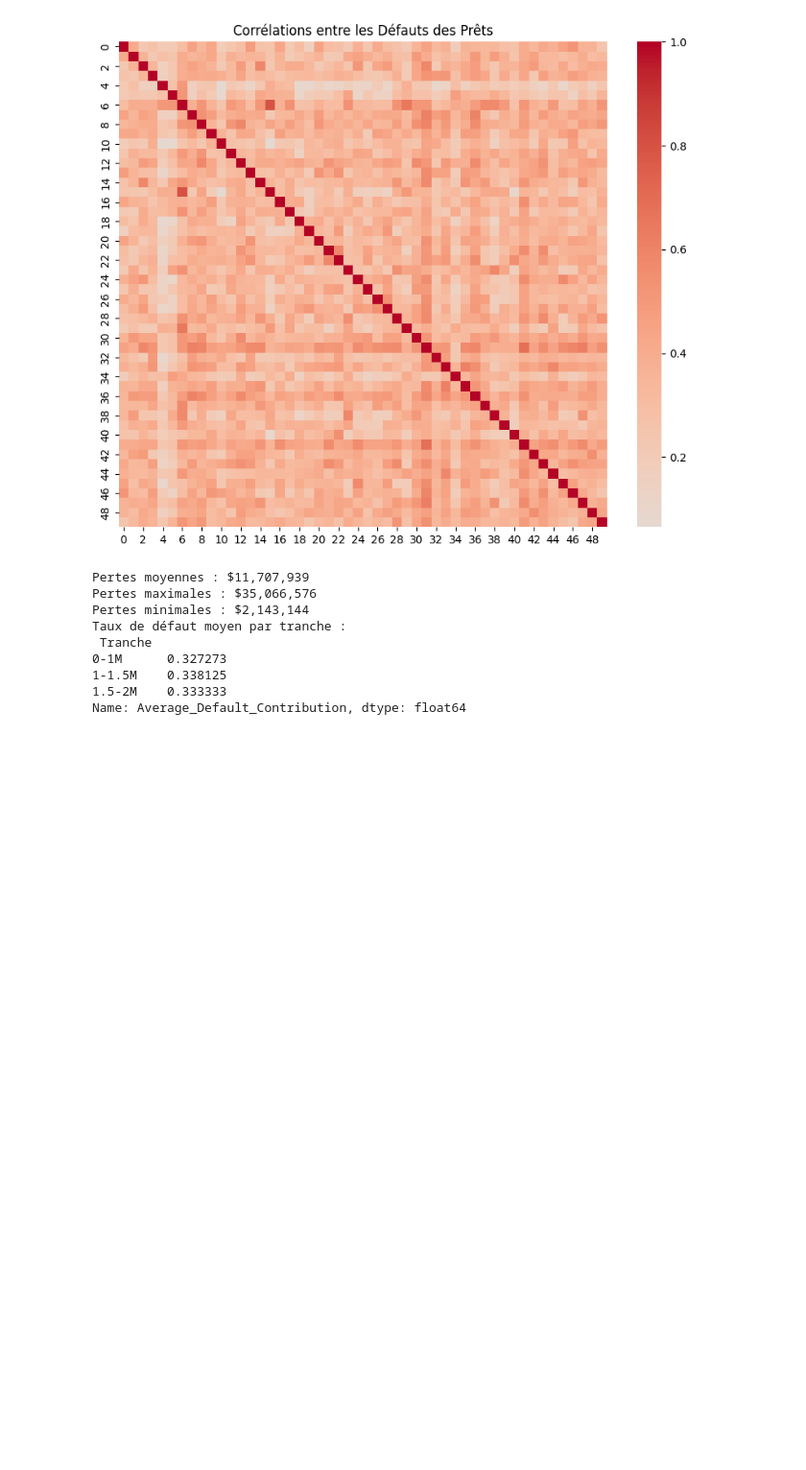
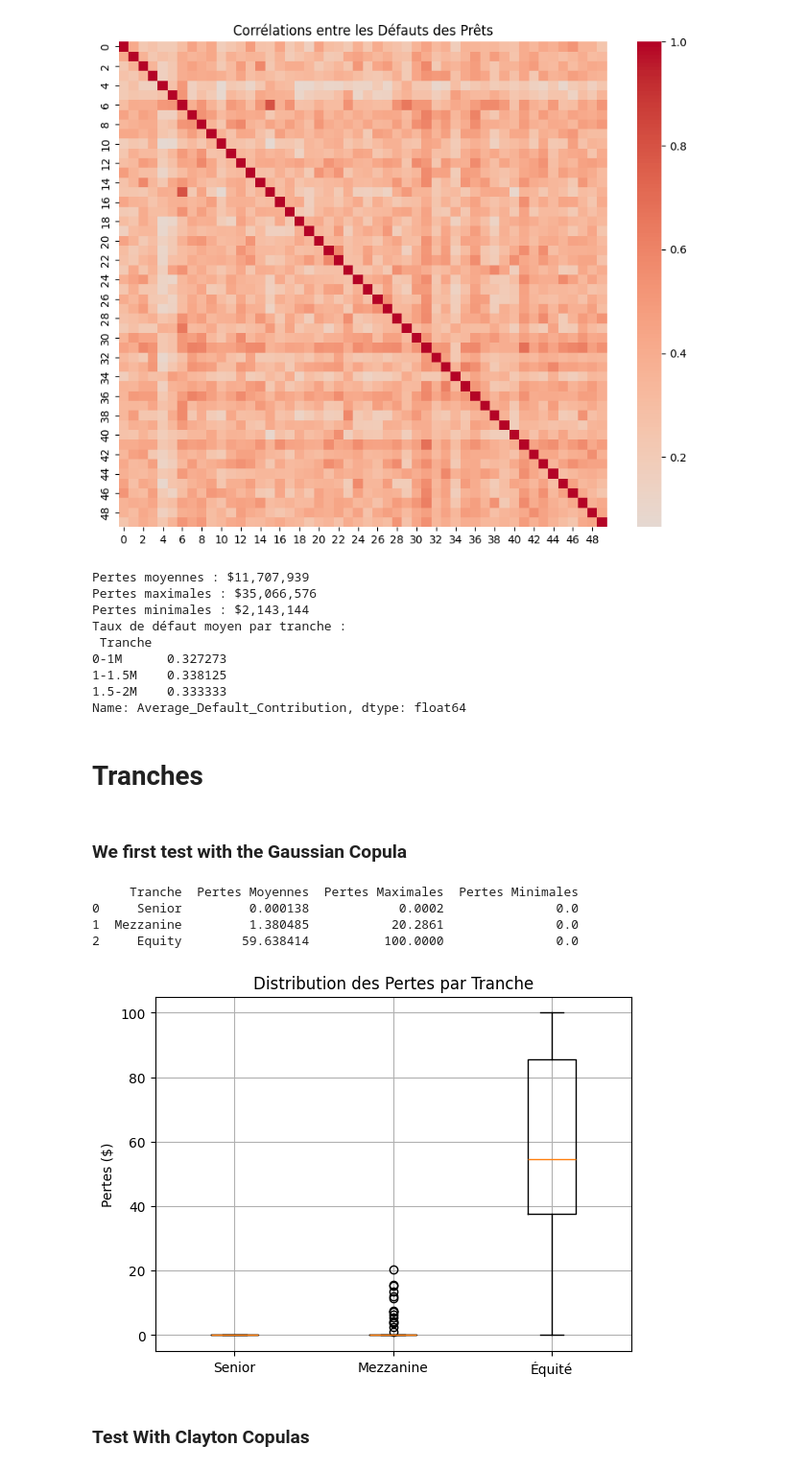
Before and after one commit to MelSOHM/Copulas_For_Credit_Risk, a Jupyter notebook: simulation_scenario.ipynb, the cells around one changed output. Shown at 96% size. Saved outputs shown, nothing was run; the diff lists cells and outputs as text; code cells hidden in the pictures; blank space fills up the shorter version.

Commit message:
add tranches structure for simulation

```diff
--- a/simulation_scenario.ipynb
+++ b/simulation_scenario.ipynb
@@ -88,3 +90,21 @@ Taux de défaut moyen par tranche :
 1-1.5M    0.338125
 1.5-2M    0.333333
 Name: Average_Default_Contribution, dtype: float64
+# %% [markdown]
+# Tranches
+# %% [markdown]
+### We first test with the Gaussian Copula
+# %%
+gaussian_samples = cop.gaussian_copula_sample(correlation_matrix.to_numpy(), 100)
+defaults_matrix = ut.simulate_defaults(gaussian_samples, portfolio["Default_Probability"].values)
+equity_losses, mezzanine_losses, senior_losses =  ut.allocate_losses_by_transches(defaults_matrix, portfolio)
+# %%
+ut.simmulate_losses_tranche(equity_losses, mezzanine_losses, senior_losses)
+# %% [output]
+     Tranche  Pertes Moyennes  Pertes Maximales  Pertes Minimales
+0     Senior         0.000138            0.0002               0.0
+1  Mezzanine         1.380485           20.2861               0.0
+2     Equity        59.638414          100.0000               0.0
+[figure, added]
+# %% [markdown]
+### Test With Clayton Copulas
```
Also changed, not shown: parts of 7 cells of this notebook, 1 other file.
